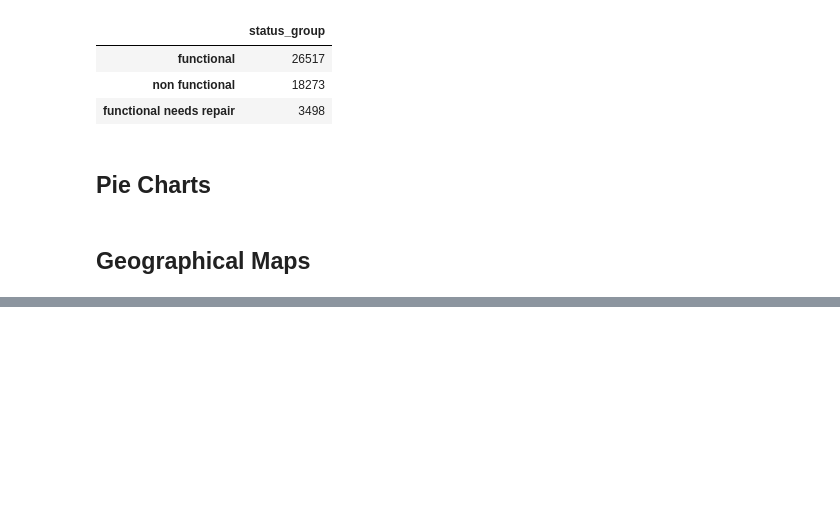
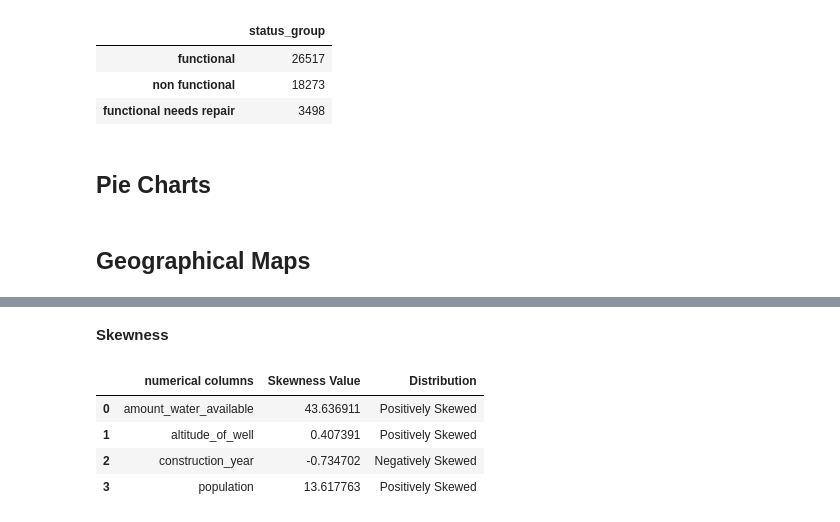
Before and after one commit to njonge-nathan/Capstone-Data-Mining-the-Water-Table.ipynb, a Jupyter notebook: Capstone_Data_Mining_the_Water_Table.ipynb, the cells around one changed output, grey strips where cells are left out. Saved outputs shown, nothing was run; the diff lists cells and outputs as text; code cells hidden in the pictures; blank space fills up the shorter version.

```diff
--- a/Capstone_Data_Mining_the_Water_Table.ipynb
+++ b/Capstone_Data_Mining_the_Water_Table.ipynb
@@ -959,0 +1032,15 @@ train_final['status_group'].value_counts().to_frame()
+# %% [markdown]
+**Skewness**
+# %%
+skewness = numerical_cols.skew().reset_index(name="Skewness Value")
+skewness.rename(columns={"index":"numerical columns"},inplace=True)
+skewness.loc[skewness["Skewness Value"]==0,"Distribution"] ="Symmetric"
+skewness.loc[skewness["Skewness Value"] > 0, "Distribution"] = "Positively Skewed"
+skewness.loc[skewness["Skewness Value"] < 0, "Distribution"] = "Negatively Skewed"
+skewness
+# %% [output]
+|  | numerical columns | Skewness Value | Distribution |
+| 0 | amount_water_available | 43.636911 | Positively Skewed |
+| 1 | altitude_of_well | 0.407391 | Positively Skewed |
+| 2 | construction_year | -0.734702 | Negatively Skewed |
+| 3 | population | 13.617763 | Positively Skewed |
```
Also changed, not shown: parts of 16 cells of this notebook.
